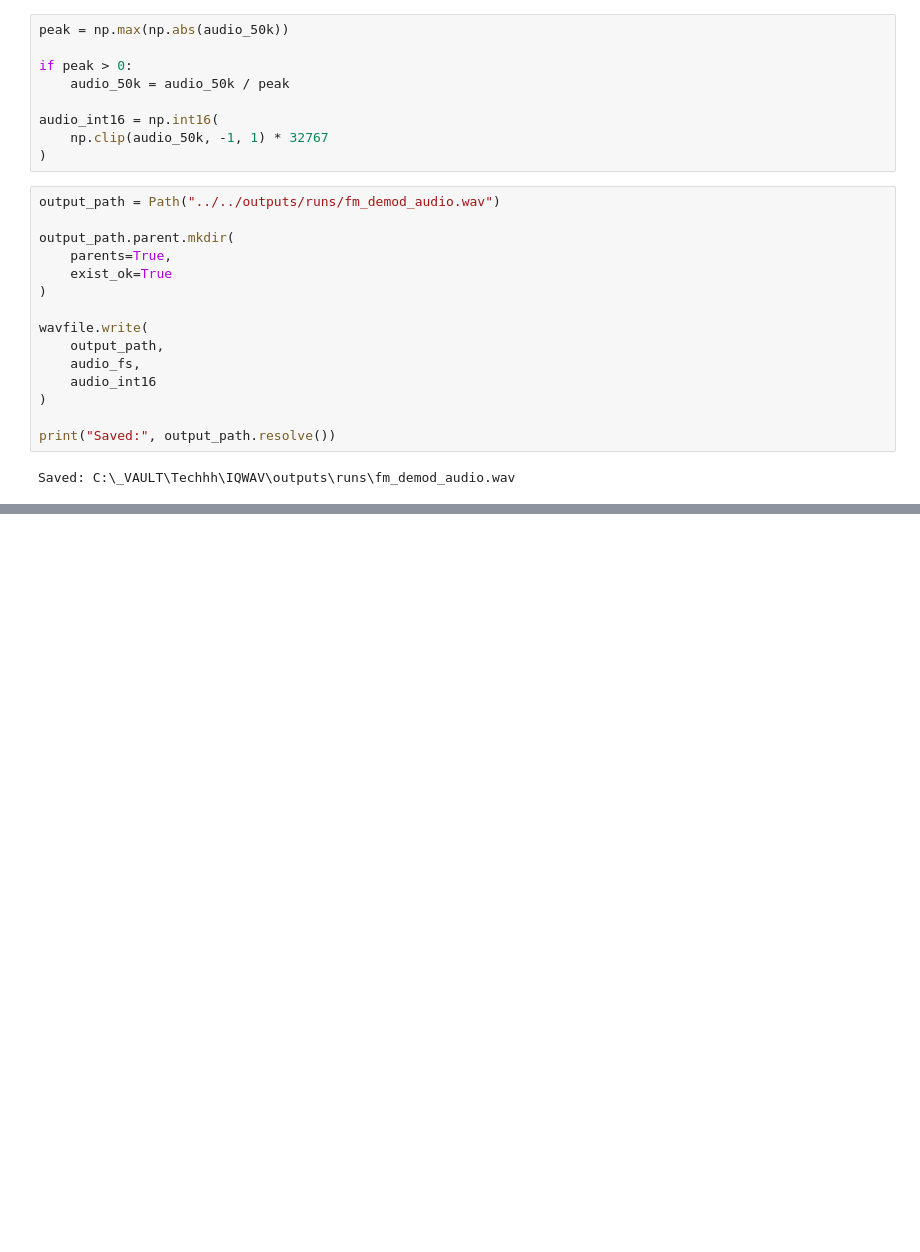
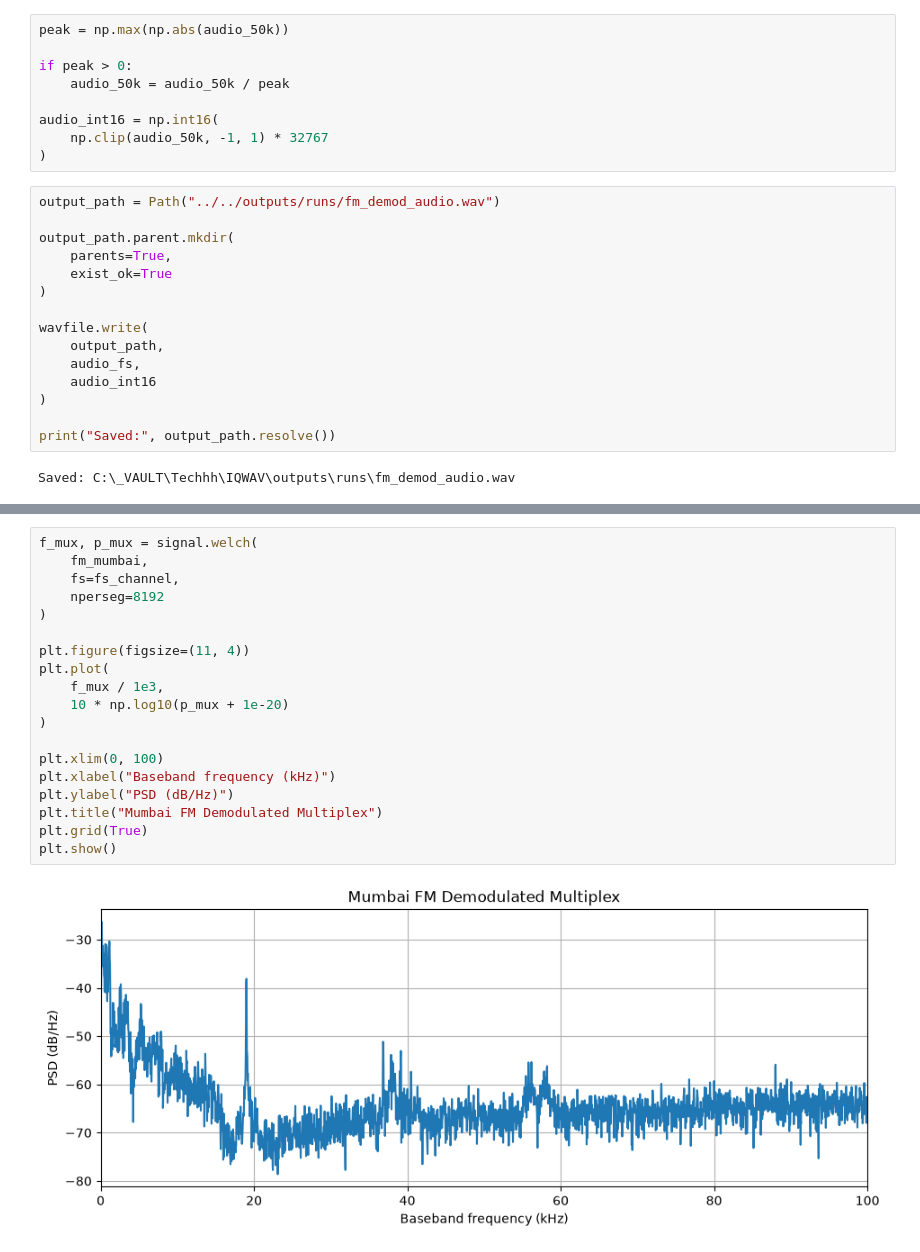
Before and after one commit to Andro-HM/IQWAV, a Jupyter notebook: notebooks/experiments/02_real_fm_demodulation.ipynb, the cells around one changed output, grey strips where cells are left out. Cells and saved outputs as stored; diff of their text form; blank space fills up the shorter version.

```diff
--- a/notebooks/experiments/02_real_fm_demodulation.ipynb
+++ b/notebooks/experiments/02_real_fm_demodulation.ipynb
@@ -129,0 +332,21 @@ Saved: C:\_VAULT\Techhh\IQWAV\outputs\runs\fm_demod_audio.wav
+# %%
+f_mux, p_mux = signal.welch(
+    fm_mumbai,
+    fs=fs_channel,
+    nperseg=8192
+)
+
+plt.figure(figsize=(11, 4))
+plt.plot(
+    f_mux / 1e3,
+    10 * np.log10(p_mux + 1e-20)
+)
+
+plt.xlim(0, 100)
+plt.xlabel("Baseband frequency (kHz)")
+plt.ylabel("PSD (dB/Hz)")
+plt.title("Mumbai FM Demodulated Multiplex")
+plt.grid(True)
+plt.show()
+# %% [output]
+[figure, added]
```
Also changed, not shown: parts of 15 cells of this notebook, 1 other file.
